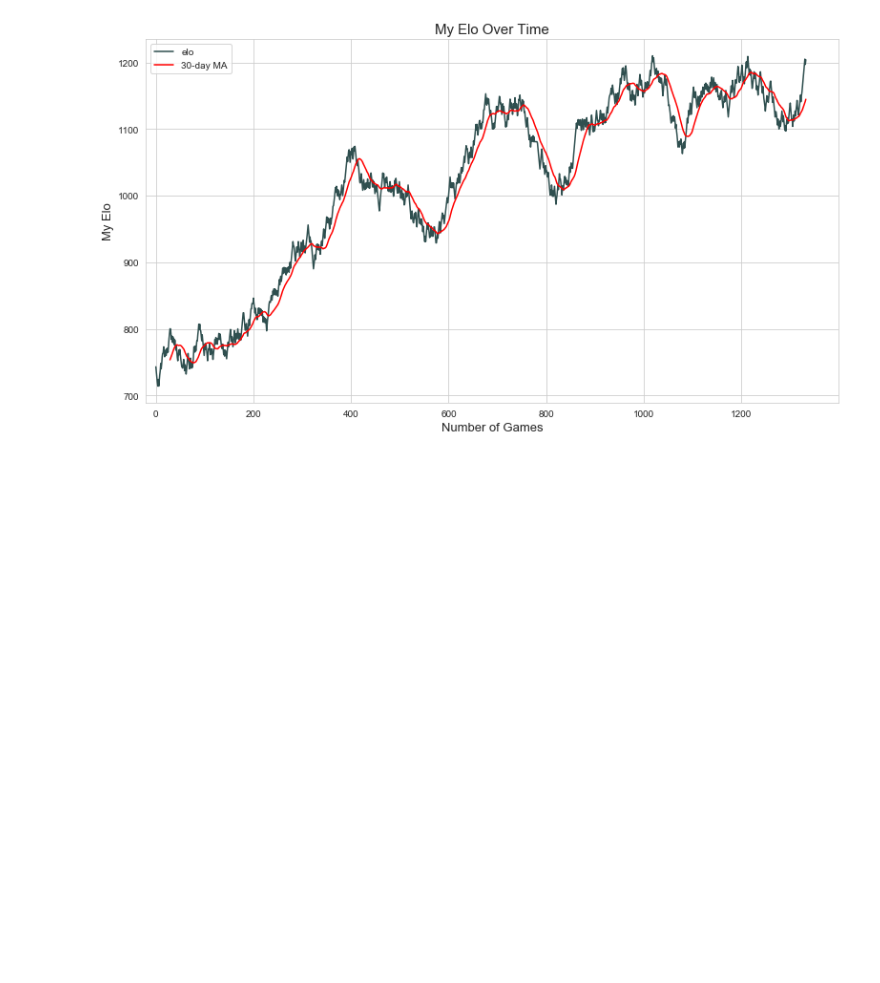
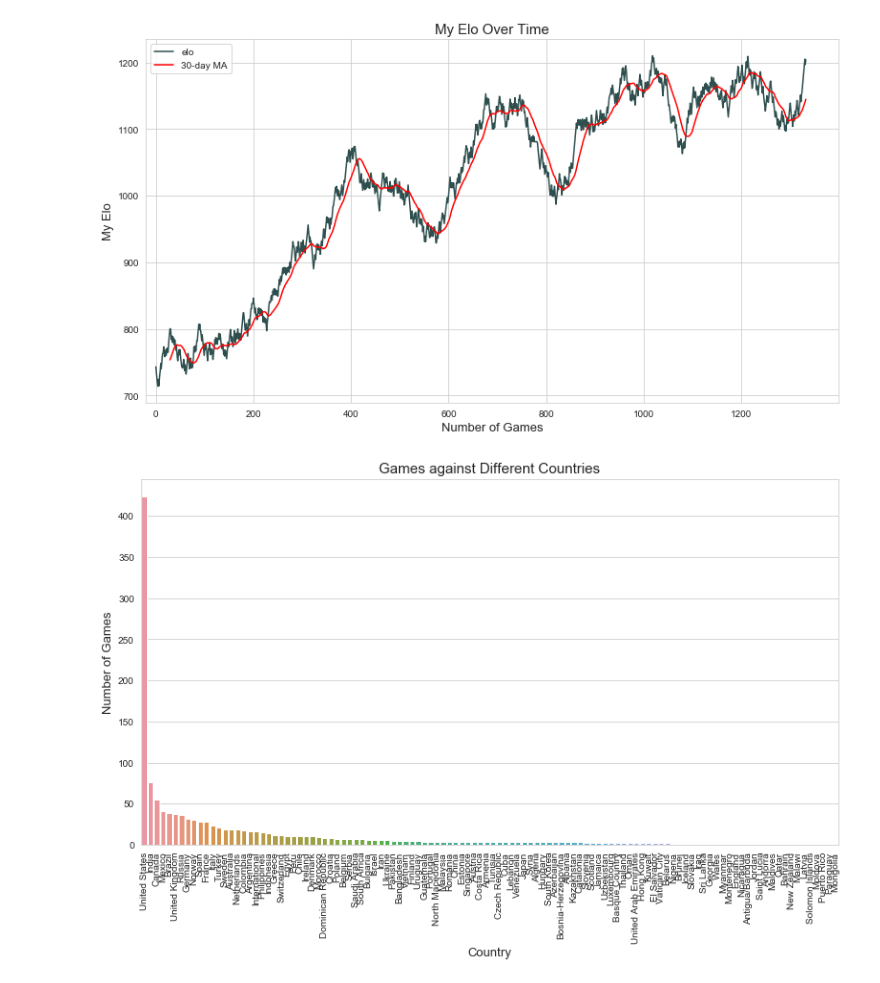
Before and after one commit to eonofrey/chess_scrape_2, a Jupyter notebook: chess_scrape.ipynb, the cells around one changed output. Saved outputs shown, nothing was run; the diff lists cells and outputs as text; code cells hidden in the pictures; blank space fills up the shorter version.

```diff
--- a/chess_scrape.ipynb
+++ b/chess_scrape.ipynb
@@ -297,6 +274,23 @@ plt.savefig('test.png')
 plt.show()
 # %% [output]
 [figure]
+# %%
+sns.set_style("whitegrid")
+plt.figure(figsize=(13, 7))
+
+sns.countplot('opponent_country', data=speed_games,
+             order = speed_games['opponent_country'].value_counts().index)
+
+plt.xlabel('Country', fontsize=13)
+plt.ylabel('Number of Games', fontsize=13)
+plt.title('Games against Different Countries', fontsize=15)
+
+plt.xticks(rotation=90)
+
+plt.savefig('country_full.png')
+plt.show()
+# %% [output]
+[figure, added]
 # %%
 sns.set_style("whitegrid")
 plt.figure(figsize=(13, 7))
```
Also changed, not shown: parts of 22 cells of this notebook.
